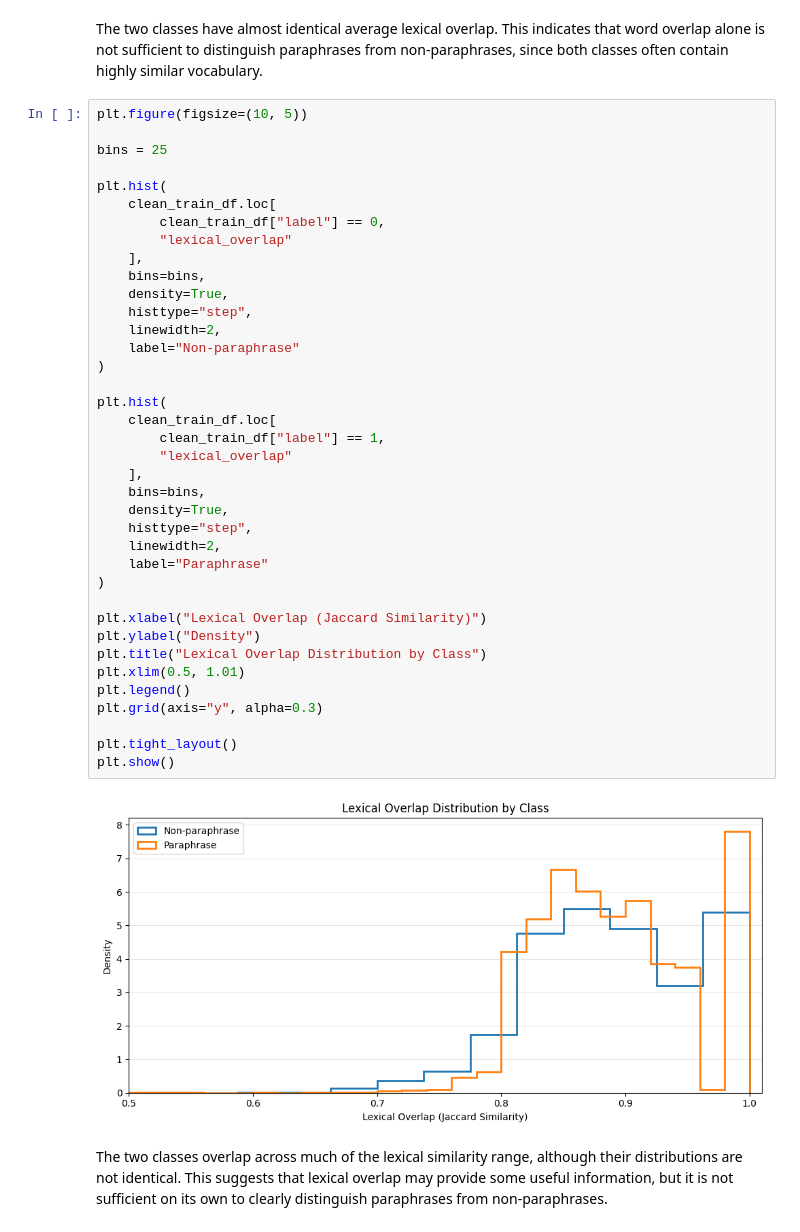
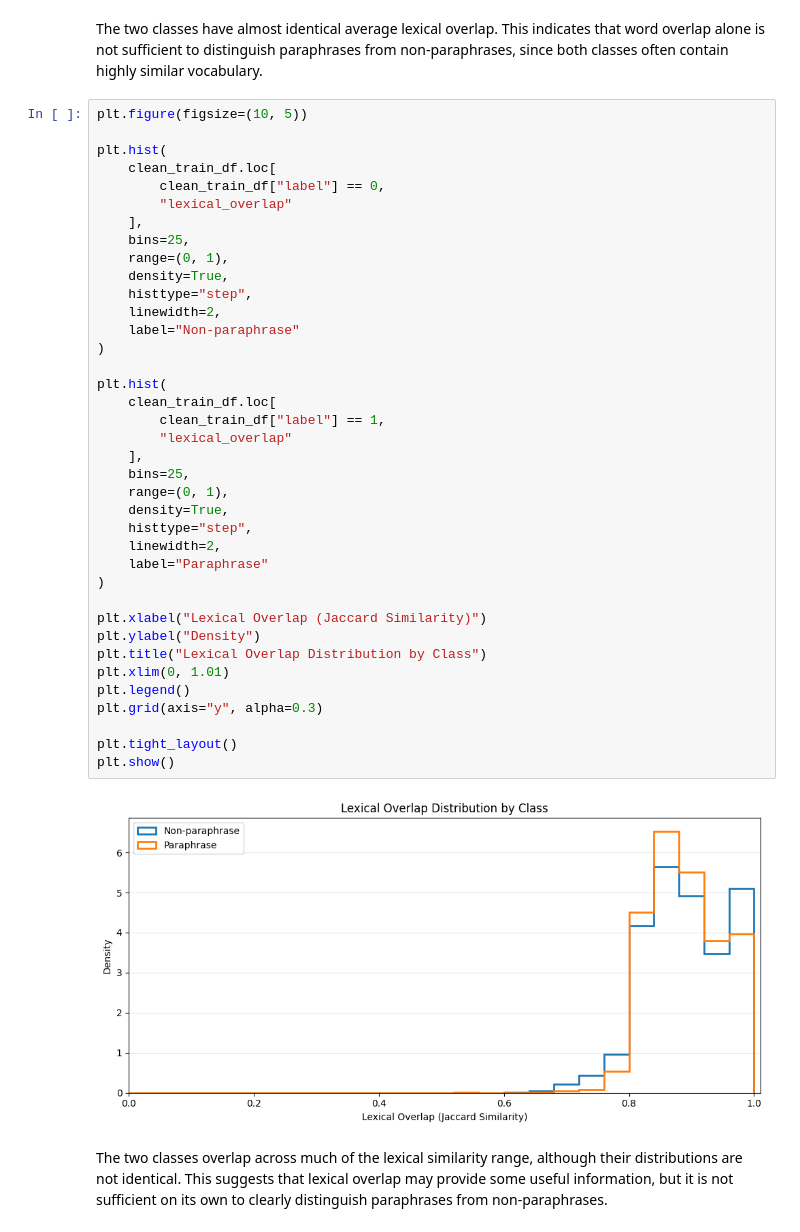
Before and after one commit to reneta-dimitrova96/Deep-Learning-Course-Project-2026, a Jupyter notebook: notebooks/01_data_preparation_and_eda.ipynb, the cells around one changed output. Cells and saved outputs as stored; diff of their text form.

```diff
--- a/notebooks/01_data_preparation_and_eda.ipynb
+++ b/notebooks/01_data_preparation_and_eda.ipynb
@@ -487,44 +488,44 @@ clean_train_df.groupby("label")["lexical_overlap"].describe()
 The two classes have almost identical average lexical overlap. This indicates that word overlap alone is not sufficient to distinguish paraphrases from non-paraphrases, since both classes often contain highly similar vocabulary.
 # %%
 plt.figure(figsize=(10, 5))
-
-bins = 25
 
 plt.hist(
     clean_train_df.loc[
         clean_train_df["label"] == 0,
         "lexical_overlap"
     ],
-    bins=bins,
+    bins=25,
+    range=(0, 1),
     density=True,
     histtype="step",
     linewidth=2,
     label="Non-paraphrase"
 )
 
 plt.hist(
     clean_train_df.loc[
         clean_train_df["label"] == 1,
         "lexical_overlap"
     ],
-    bins=bins,
+    bins=25,
+    range=(0, 1),
     density=True,
     histtype="step",
     linewidth=2,
     label="Paraphrase"
 )
 
 plt.xlabel("Lexical Overlap (Jaccard Similarity)")
 plt.ylabel("Density")
 plt.title("Lexical Overlap Distribution by Class")
-plt.xlim(0.5, 1.01)
+plt.xlim(0, 1.01)
 plt.legend()
 plt.grid(axis="y", alpha=0.3)
 
 plt.tight_layout()
 plt.show()
 # %% [output]
-[figure, old version]
+[figure, new version]
 # %% [markdown]
 The two classes overlap across much of the lexical similarity range, although their distributions are not identical. This suggests that lexical overlap may provide some useful information, but it is not sufficient on its own to clearly distinguish paraphrases from non-paraphrases.
 # %% [markdown]
```
Also changed, not shown: parts of 6 cells of this notebook.
